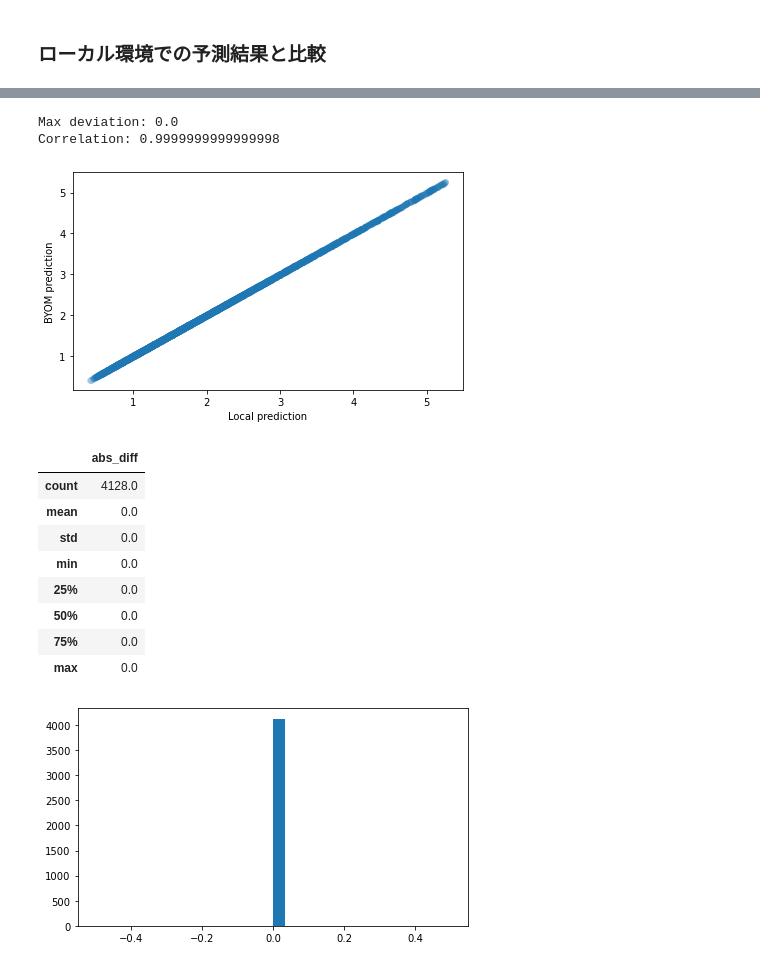
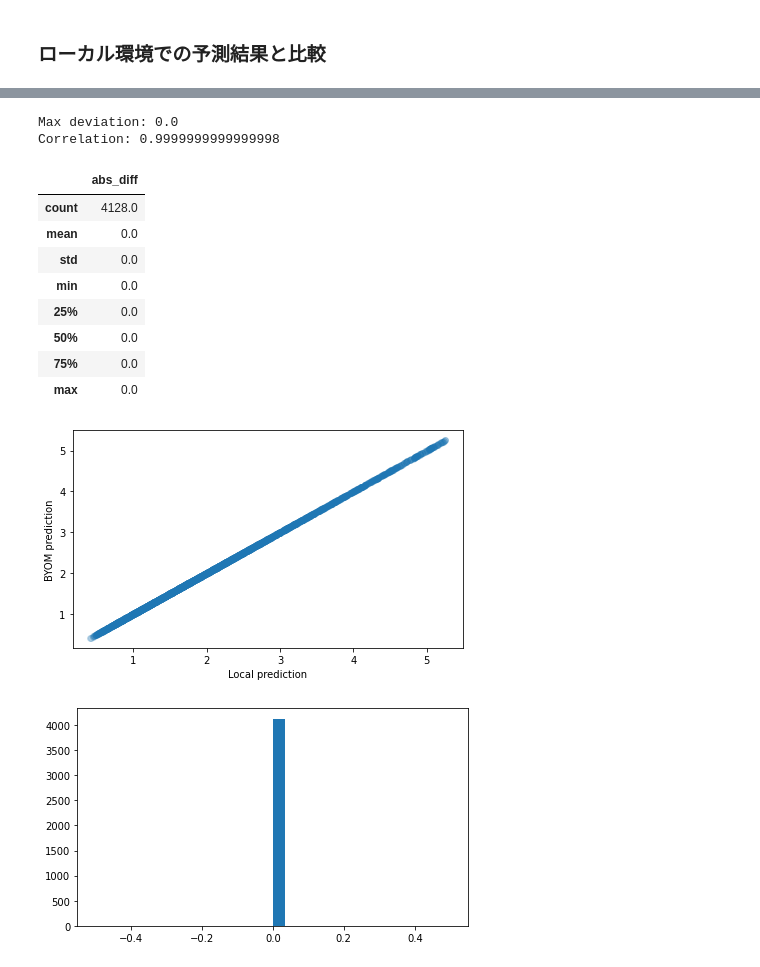
Before and after one commit to Teradata/teradata-japan, a Jupyter notebook: introductory-notebooks/3.1_BYOM-lightgbm-house-price.ipynb, the cells around one changed output, grey strips where cells are left out. Cells and saved outputs as stored; diff of their text form; code cells hidden in the pictures.

```diff
--- a/introductory-notebooks/3.1_BYOM-lightgbm-house-price.ipynb
+++ b/introductory-notebooks/3.1_BYOM-lightgbm-house-price.ipynb
@@ -298,34 +370,32 @@ pred_df
 | 4127 | 16380 | 1.033313 | 1.033313 | {"predicted_target":1.03331254670... |
 4128 rows × 4 columns
 # %%
+# 同じ推論値が得られていることを確認
 import matplotlib.pyplot as plt
 import numpy as np
 
 fig, ax = plt.subplots(figsize=(7, 4))
 print(f"Max deviation: {(pred_df.predict_local - pred_df.predict_td).abs().max()}")
 print(f"Correlation: {np.corrcoef(pred_df.predict_local, pred_df.predict_td)[0,1]}")
 ax.scatter(pred_df.predict_local, pred_df.predict_td, alpha=.2)
 ax.set_xlabel("Local prediction")
 ax.set_ylabel("BYOM prediction")
-None
+
+deviation = (pred_df.predict_local - pred_df.predict_td)
+fig, ax = plt.subplots(figsize=(7, 4))
+ax.hist(deviation, bins=30)
+pd.DataFrame({"abs_diff": np.abs(deviation)}).describe()
 # %% [output]
 Max deviation: 0.0
 Correlation: 0.9999999999999998
+|  | abs_diff |
+| count | 4128.0 |
+| mean | 0.0 |
+| std | 0.0 |
+| min | 0.0 |
+| 25% | 0.0 |
+| 50% | 0.0 |
+| 75% | 0.0 |
+| max | 0.0 |
 [figure]
+[figure, added]
-# %%
-# 乖離の分布
-deviation = (pred_df.predict_local - pred_df.predict_td)
-fig, ax = plt.subplots(figsize=(7, 4))
-ax.hist(deviation, bins=30)
-pd.DataFrame({"abs_diff": np.abs(deviation)}).describe()
-# %% [output]
-|  | abs_diff |
-| count | 4128.0 |
-| mean | 0.0 |
-| std | 0.0 |
-| min | 0.0 |
-| 25% | 0.0 |
-| 50% | 0.0 |
-| 75% | 0.0 |
-| max | 0.0 |
-[figure, removed]
```
Also changed, not shown: parts of 16 cells of this notebook, 1 other file.
